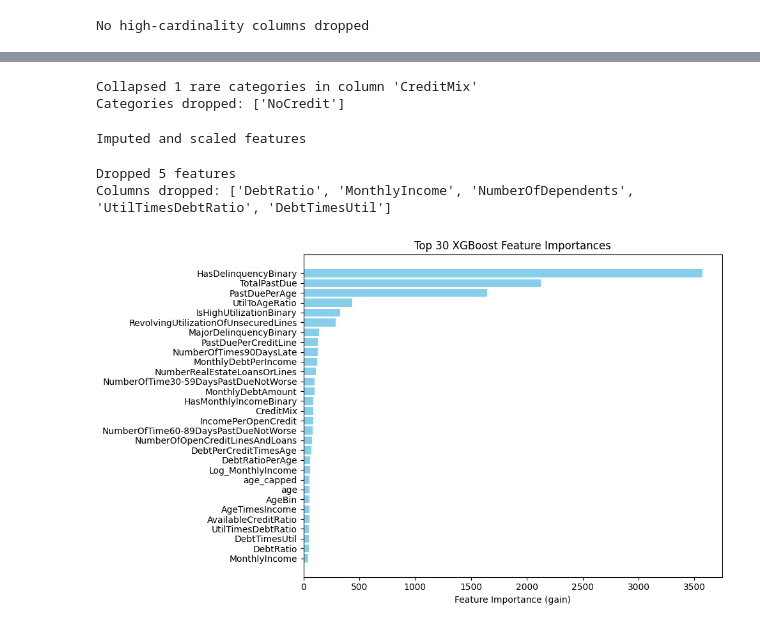
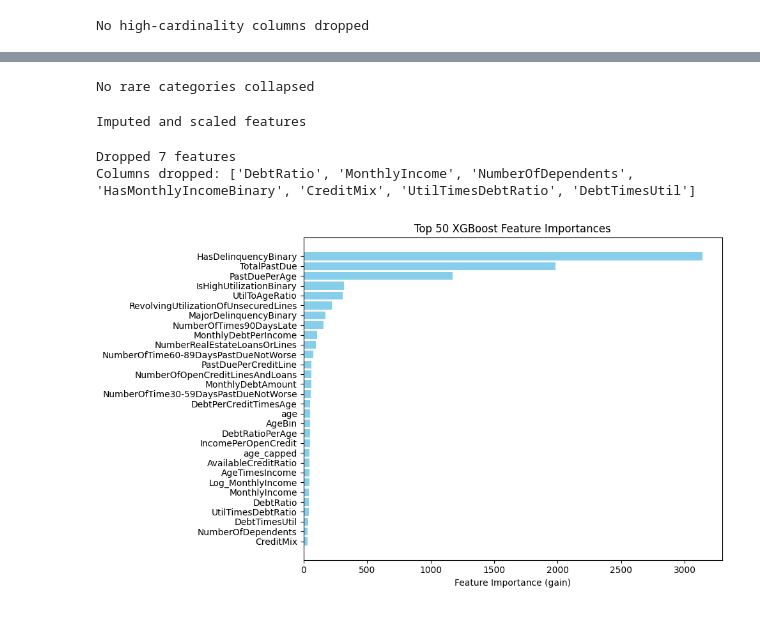
Before and after one commit to sunnysunny77/loan, a Jupyter notebook: cr.ipynb, the cells around one changed output, grey strips where cells are left out. Drawn from its saved outputs; the diff is of its cells as text; code cells hidden in the pictures.

```diff
--- a/cr.ipynb
+++ b/cr.ipynb
@@ -379,26 +525,6 @@ NumberOfOpenCreditLinesAndLoans         int64          150000              0
 5                 0.0
 # %%
 # Outlier Handling
-numeric_df = df_train.select_dtypes(include=['int64', 'float64'])
-plt.figure(figsize=(15, 6))
-sns.boxplot(data=numeric_df)
-plt.title("Boxplot for All Numeric Features")
-plt.xticks(rotation=45)
-plt.show()
-
-print(df_train['age'].describe())
-
 df_train = df_train[df_train['age'] > 0].reset_index(drop=True)
-
-print(df_train['age'].describe())
-
-outliers_idx = df_train['MonthlyIncome'].nlargest(3).index
-df_train = df_train.drop(index=outliers_idx)
-
-numeric_df = df_train.select_dtypes(include=['int64', 'float64'])
-plt.figure(figsize=(15, 6))
-sns.boxplot(data=numeric_df)
-plt.title("Boxplot for All Numeric Features After Outlier Removal")
-plt.xticks(rotation=45)
-plt.show()
+df_filtered = outlier_handling(df_train, target_col="SeriousDlqin2yrs", threshold_high=99.975, threshold_low=0.025)
 # %% [output]
@@ -425,6 +548,6 @@ Name: age, dtype: float64
 # %%
 # Select targets
-df_features, target, feature_cols_to_drop = drop_target_and_ids(df_train)
+df_features, target, feature_cols_to_drop = drop_target_and_ids(df_filtered)
 print(target.value_counts())
 # %% [output]
 Dropped target column: ['SeriousDlqin2yrs']
@@ -466,21 +589,20 @@ No highly correlated features dropped
 # %%
-# Collapse rare categories on training data
-df_collapsed, rare_maps = collapse_rare_categories(df_corr, threshold=0.0125)
+# Collapse rare categories
+df_collapsed, rare_maps = collapse_rare_categories(df_corr, threshold=0.01)
 # %% [output]
-Collapsed 1 rare categories in column 'CreditMix'
-Categories dropped: ['NoCredit']
+No rare categories collapsed
 # %%
 # Impute and scale
 df_processed, num_imputer, cat_imputer, robust_scaler, std_scaler  = impute_and_scale(df_collapsed , threshold=1.0)
 # %% [output]
 Imputed and scaled features
 # %%
-# feature selection
-df_selected, selected_features = select_features_xgb(df_processed, y_train, threshold=50.2, top_n=30)
+# Feature selection
+df_selected, selected_features = select_features_xgb(df_processed, y_train, threshold=45, top_n=50)
 # %% [output]
-Dropped 5 features
-Columns dropped: ['DebtRatio', 'MonthlyIncome', 'NumberOfDependents', 'UtilTimesDebtRatio', 'DebtTimesUtil']
+Dropped 7 features
+Columns dropped: ['DebtRatio', 'MonthlyIncome', 'NumberOfDependents', 'HasMonthlyIncomeBinary', 'CreditMix', 'UtilTimesDebtRatio', 'DebtTimesUtil']
-[figure, old version]
+[figure, new version]
 # %%
 # Process
 all_cols_to_drop = feature_cols_to_drop + hm_cols_to_drop + corr_cols_to_drop + hc_cols_to_drop
```
Also changed, not shown: parts of 19 cells of this notebook, 2 other files.
